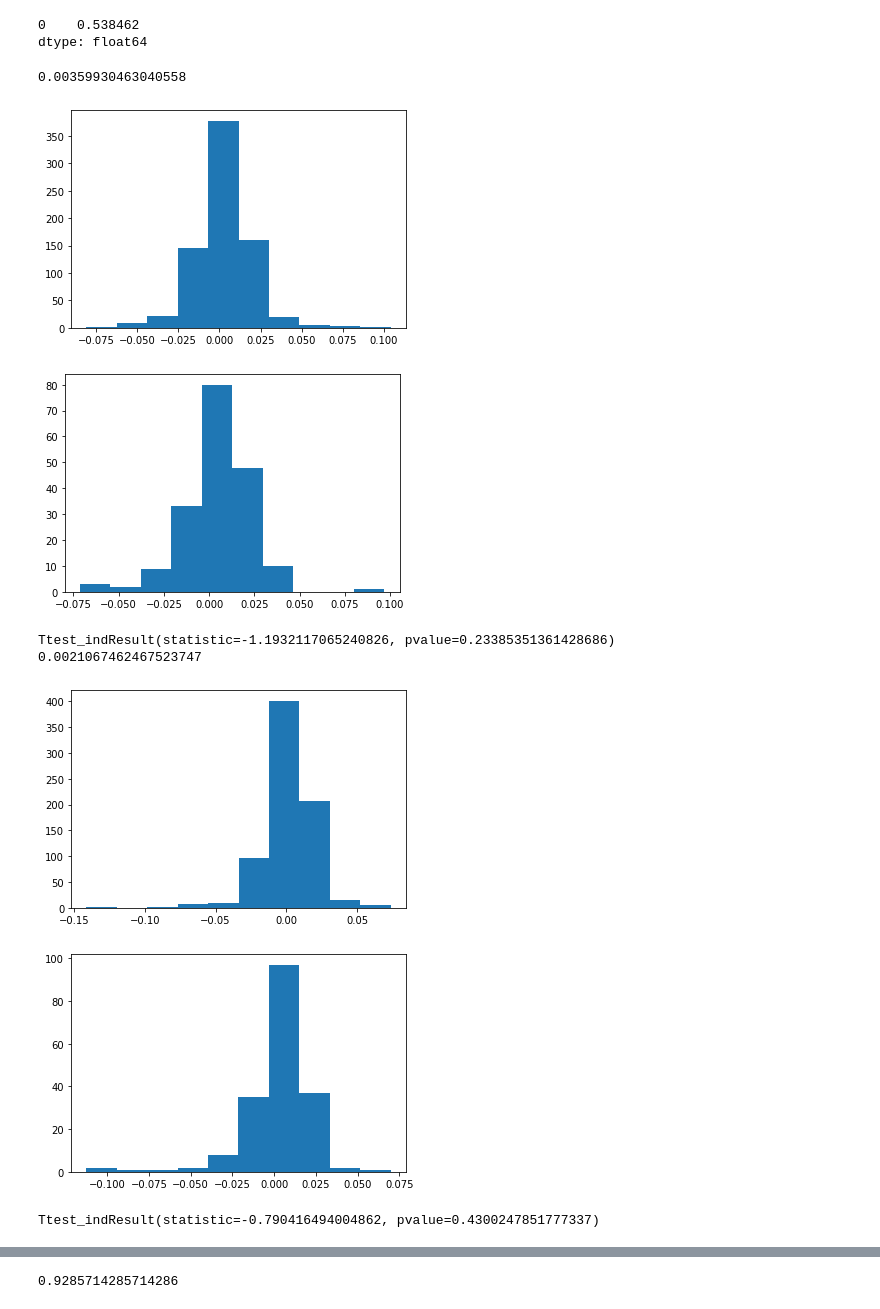
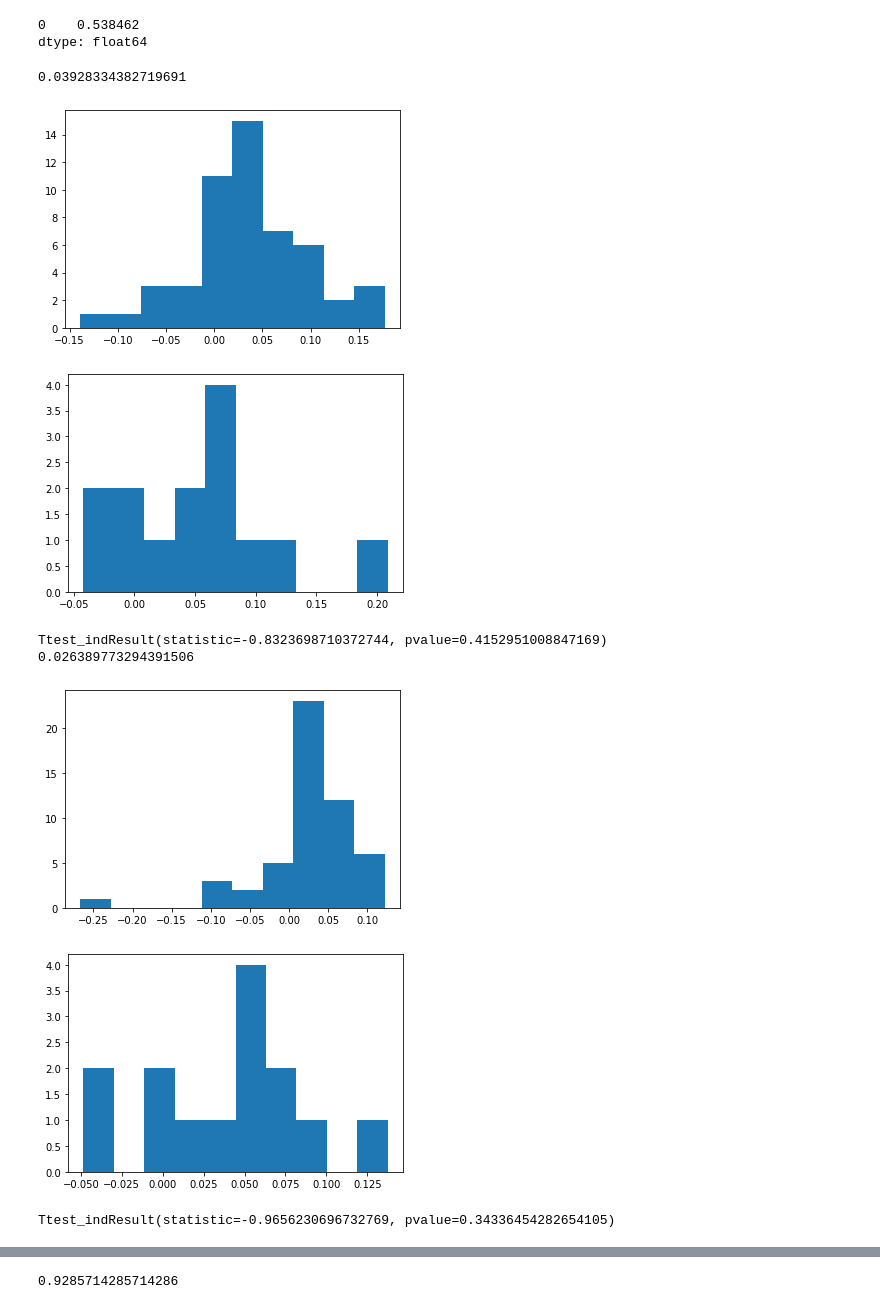
Before and after one commit to webclinic017/Python-Stock-1, a Jupyter notebook: FRED_analysis.ipynb, the cells around one changed output, grey strips where cells are left out. Drawn from its saved outputs; the diff is of its cells as text; code cells hidden in the pictures.

```diff
--- a/FRED_analysis.ipynb
+++ b/FRED_analysis.ipynb
@@ -773,11 +792,11 @@ Lagged_Differenced_Set = pd.DataFrame()
 differenced_set = out.result.pct_change()
 differenced_set = differenced_set.replace([np.inf, -np.inf, np.NaN], 0)
 
-#ls_stats, Lagged_Differenced_Set= getLagged_Set(differenced_set, out.result)
+ls_stats, Lagged_Differenced_Set= getLagged_Set(differenced_set, out.result)
 lso_stats, Lagged_Differenced_Set_offset= getLagged_Set(pd.concat([differenced_set.iloc[:,0].shift(-1),differenced_set.iloc[:,1:]],axis=1), out.result)
 
 #Lagged_Set_offset.index = out.result.index
-Lagged_Set_offset.dropna(inplace= True)
+Lagged_Differenced_Set.dropna(inplace= True)
 #Lagged_Set_offset.columns = out.result.columns
 
 Lagged_Differenced_Set_offset.dropna(inplace= True)
@@ -886,7 +902,7 @@ cbd = True
 ic = True
 
 # evaluate an elastic net model on the dataset
-tsize = .20
+#tsize = .20
 #train, test = train_test_split(Lagged_Differenced_Set_offset.iloc[:,0:], test_size=tsize, shuffle=False)
 train, test = train_test_split(transformed.iloc[:,0:], test_size=tsize, shuffle=False)
 
@@ -1066,8 +1082,8 @@ def return_sets(sets):
         ysm_train = y_train.copy()
 
         #use with optimal lags
-        y_test = y_test.loc[y_test.index>y_test.index[maxl]]
-        X_test = X_test.loc[X_test.index>X_test.index[maxl]]
+        #y_test = y_test.loc[y_test.index>y_test.index[maxl]]
+        #X_test = X_test.loc[X_test.index>X_test.index[maxl]]
 
         scaler = preprocessing.StandardScaler().fit(Xsm_train)
 
@@ -1078,41 +1094,41 @@ def return_sets(sets):
 
         #X_inter_train = pd.DataFrame(interaction.fit_transform(X_train_transformed), columns=interaction.get_feature_names(input_features=pd.DataFrame(X_train_transformed).columns))
 
         trf = zca.ZCA().fit(X_inter_train)
 
         #X_inter_train = pd.DataFrame(trf.transform(X_inter_train))
         X_inter_train.columns=pd.DataFrame(X_inter_train).columns
         #X_inter_train.index = X_train.loc[train_index].index
 
         X_test_transformed = pd.DataFrame(scaler.transform(X_test))
         X_test_transformed.columns = X_test.columns
         X_test_transformed.index = X_test.index
 
         X_inter_test = X_test_transformed
 
         #X_inter_test = pd.DataFrame(interaction.fit_transform(X_test_transformed), columns=interaction.get_feature_names(input_features=pd.DataFrame(X_test_transformed).columns))
 
         #X_inter_test = pd.DataFrame(trf.transform(X_inter_test))
 
         sets_multiple.append(X_inter_train)
         sets_multiple.append(y_train)
         sets_multiple.append(X_inter_test)
         sets_multiple.append(y_test)
 
         sets_outer.append(sets_multiple)
 
     return(sets_outer)
 
 values = return_sets(sets)
 # %% [output]
-0.00359930463040558
+0.03928334382719691
-[figure, old version]
+[figure, new version]
-[figure, old version]
+[figure, new version]
-Ttest_indResult(statistic=-1.1932117065240826, pvalue=0.23385351361428686)
-0.0021067462467523747
+Ttest_indResult(statistic=-0.8323698710372744, pvalue=0.4152951008847169)
+0.026389773294391506
-[figure, old version]
+[figure, new version]
-[figure, old version]
+[figure, new version]
-Ttest_indResult(statistic=-0.790416494004862, pvalue=0.4300247851777337)
+Ttest_indResult(statistic=-0.9656230696732769, pvalue=0.34336454282654105)
 # %%
 #SVM
 
```
Also changed, not shown: parts of 18 cells of this notebook.
